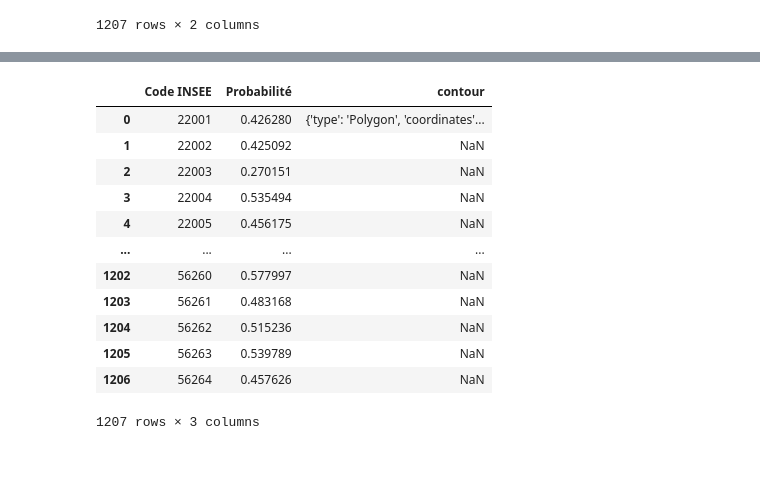
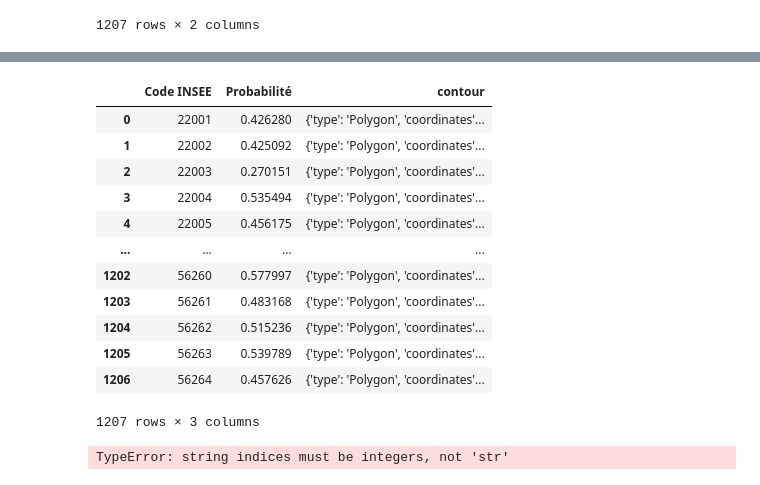
Before and after one commit to marieguib/202409-Precarite-energetique, a Jupyter notebook: 3Cartographie.ipynb, the cells around one changed output, grey strips where cells are left out. Saved outputs shown, nothing was run; the diff lists cells and outputs as text; code cells hidden in the pictures.

```diff
--- a/3Cartographie.ipynb
+++ b/3Cartographie.ipynb
@@ -63,7 +67,22 @@ df_resultats.to_csv("data/resultats_proba_communes_contour.csv", index=False)
 # %%
 # Import du fichier avec les données géographiques
 
 df_resultats = pd.read_csv("data/resultats_proba_communes_contour.csv")
+df_resultats
+# %% [output]
+|  | Code INSEE | Probabilité | contour |
+| 0 | 22001 | 0.426280 | {'type': 'Polygon', 'coordinates'... |
+| 1 | 22002 | 0.425092 | {'type': 'Polygon', 'coordinates'... |
+| 2 | 22003 | 0.270151 | {'type': 'Polygon', 'coordinates'... |
+| 3 | 22004 | 0.535494 | {'type': 'Polygon', 'coordinates'... |
+| 4 | 22005 | 0.456175 | {'type': 'Polygon', 'coordinates'... |
+| ... | ... | ... | ... |
+| 1202 | 56260 | 0.577997 | {'type': 'Polygon', 'coordinates'... |
+| 1203 | 56261 | 0.483168 | {'type': 'Polygon', 'coordinates'... |
+| 1204 | 56262 | 0.515236 | {'type': 'Polygon', 'coordinates'... |
+| 1205 | 56263 | 0.539789 | {'type': 'Polygon', 'coordinates'... |
+| 1206 | 56264 | 0.457626 | {'type': 'Polygon', 'coordinates'... |
+1207 rows × 3 columns
 # %%
 # Carte choroplèthe
 
@@ -74,7 +93,9 @@ carte = folium.Map(location=[48.2020471, -2.9326435], zoom_start=8)
 
 # Ajout des contours des communes
 for index, row in df_resultats.iterrows():
-    folium.GeoJson(row['contour']).add_to(carte)
+    coordinates = eval(row['contour']['coordinates'])
+    print(coordinates)
+    # , name=row['Libellé'], tooltip=row['Libellé']).add_to(carte)
 
 # Sauvegarde de la carte
 carte.save("carte.html")
@@ -82,16 +103,4 @@ carte.save("carte.html")
 # Affichage de la carte
 carte
 # %% [output]
-|  | Code INSEE | Probabilité | contour |
-| 0 | 22001 | 0.426280 | {'type': 'Polygon', 'coordinates'... |
-| 1 | 22002 | 0.425092 | NaN |
-| 2 | 22003 | 0.270151 | NaN |
-| 3 | 22004 | 0.535494 | NaN |
-| 4 | 22005 | 0.456175 | NaN |
-| ... | ... | ... | ... |
-| 1202 | 56260 | 0.577997 | NaN |
-| 1203 | 56261 | 0.483168 | NaN |
-| 1204 | 56262 | 0.515236 | NaN |
-| 1205 | 56263 | 0.539789 | NaN |
-| 1206 | 56264 | 0.457626 | NaN |
-1207 rows × 3 columns
+TypeError: string indices must be integers, not 'str'
```
Also changed, not shown: parts of 1 cell of this notebook.
